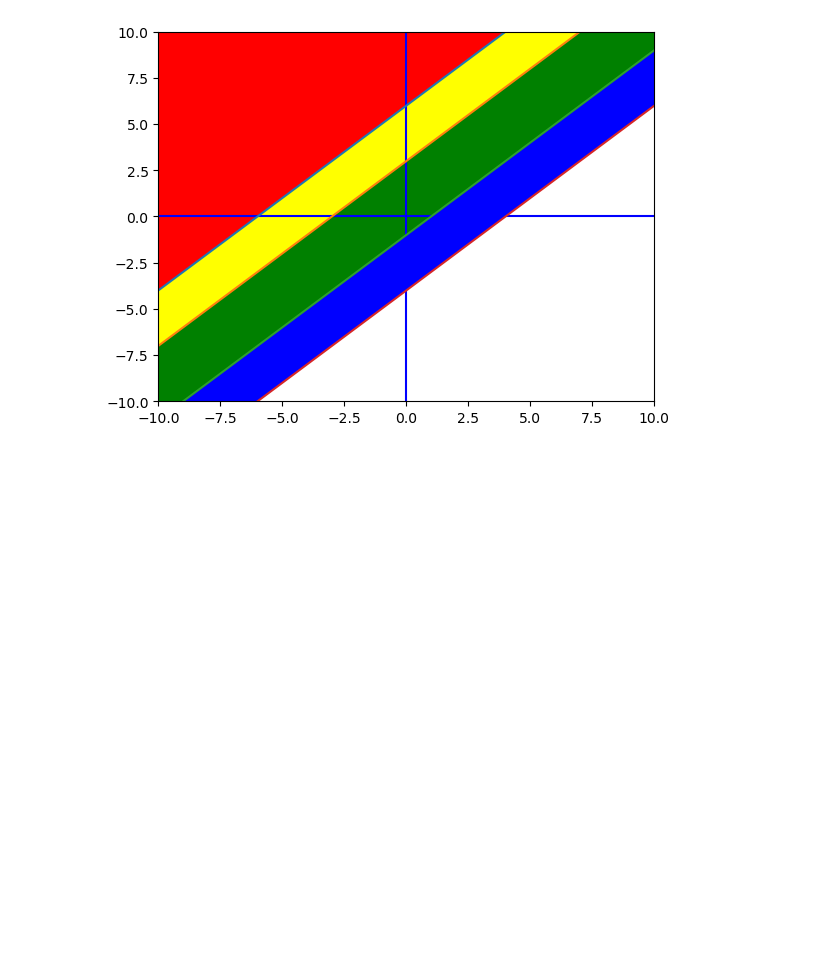
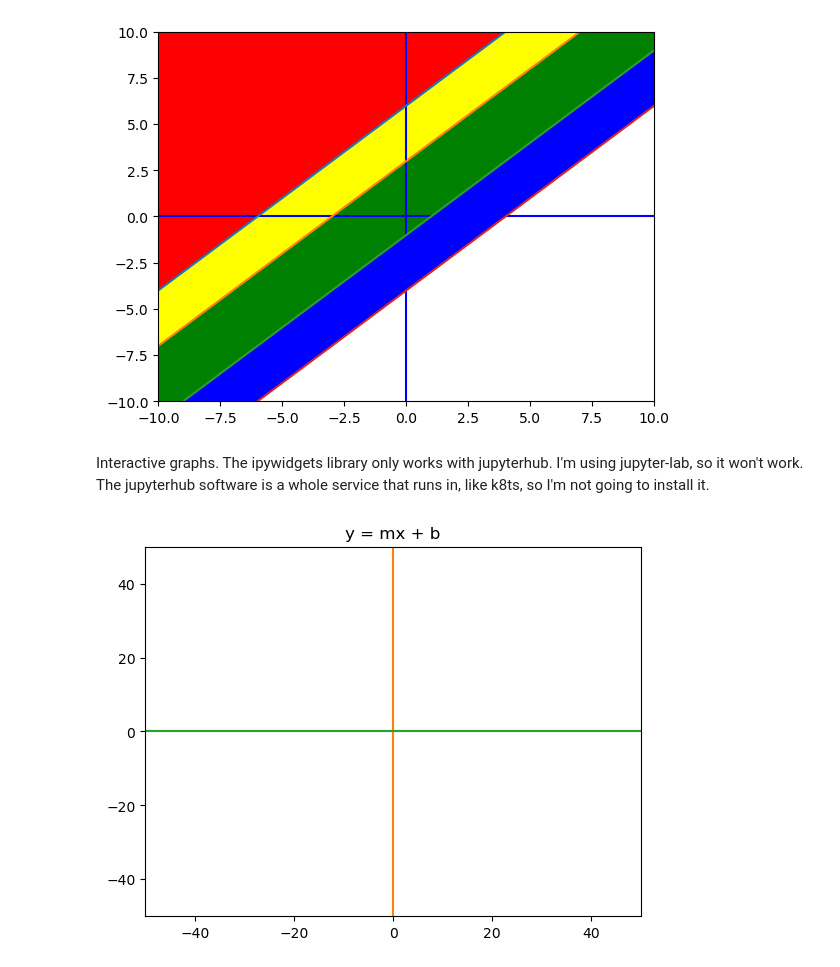
Before and after one commit to barbellfan/CollegeAlgebraJup, a Jupyter notebook: Week 7 Graphing Systems.ipynb, the cells around one changed output. Cells and saved outputs as stored; diff of their text form; code cells hidden in the pictures; blank space fills up the shorter version.

Commit message:
interactive graph example

```diff
--- a/Week 7 Graphing Systems.ipynb
+++ b/Week 7 Graphing Systems.ipynb
@@ -129,3 +129,33 @@ plt.fill_between(x, y4, y3, facecolor='blue')
 plt.show()
 # %% [output]
 [figure]
+# %% [markdown]
+Interactive graphs. The ipywidgets library only works with jupyterhub. I'm using jupyter-lab, so it won't work. The jupyterhub software is a whole service that runs in, like k8ts, so I'm not going to install it.
+# %%
+%matplotlib inline
+from ipywidgets import interactive
+import matplotlib.pyplot as plt
+import numpy as np
+
+# Define the graphing function
+def f(m, b, zoom):
+    xmin = -zoom
+    xmax = zoom
+    ymin = -zoom
+    ymax = zoom
+    points = 10 * xmax - xmin
+    x = np.linspace(xmin, xmax, points)
+
+    plt.axis([xmin,xmax,ymin,ymax]) # window size
+    plt.plot([xmin,xmax],[0,0]) # black x axis
+    plt.plot([0,0], [ymin, ymax]) # black y axis
+    plt.title('y = mx + b')
+
+    plt.plot(x, m*x+b)
+    plt.show()
+
+# set up the sliders
+interactive_plot = interactive(f, m=(-9, 9), b=(-9, 9), zoom=(1, 100))
+interactive_plot
+# %% [output]
+[figure, added]
```
